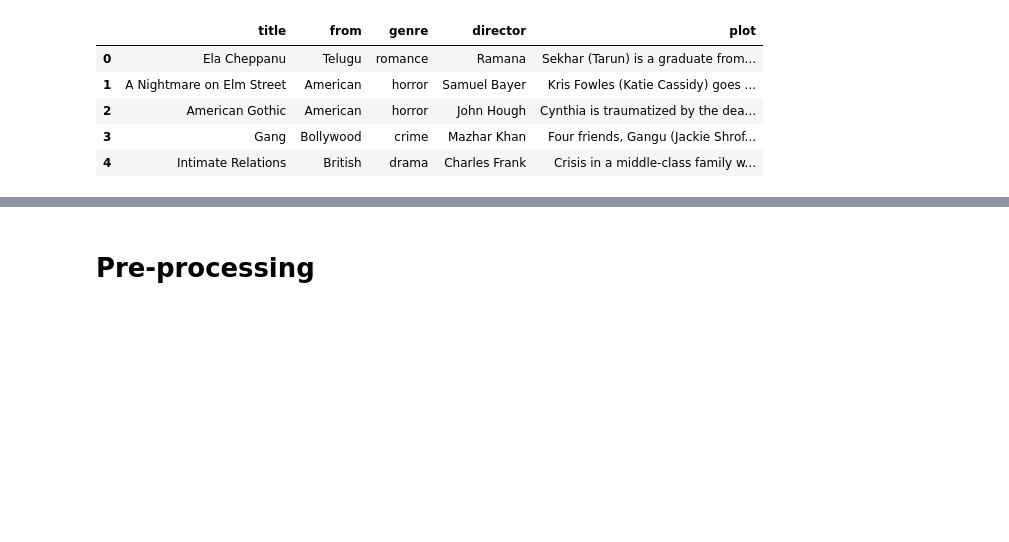
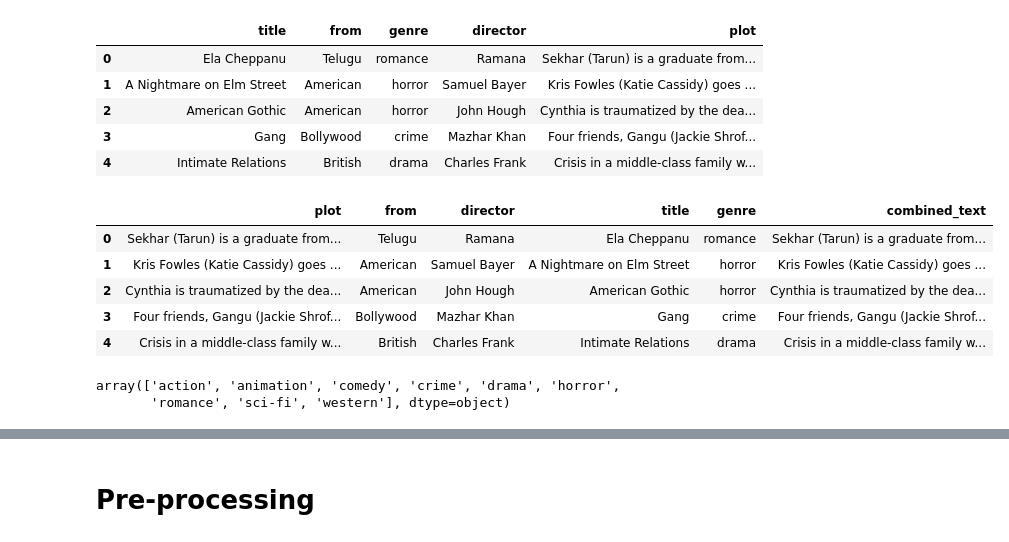
Before and after one commit to guilhermeleitao2002/Movie-Genre-Prediction, a Jupyter notebook: EDA.ipynb, the cells around one changed output, grey strips where cells are left out. Cells and saved outputs as stored; diff of their text form; code cells hidden in the pictures; blank space fills up the shorter version.

```diff
--- a/EDA.ipynb
+++ b/EDA.ipynb
@@ -52,3 +36,12 @@ True
+# %%
+# Regular hyperparameters
+lemmatize = True
+stop_words = set(stopwords.words('english'))
+max_features = 10000
+
+# Fine-tuning hyperparameters
+combine_fields = ['from', 'director', 'title']
+threshold = 0.00
 # %% [markdown]
 ## Load data
 # %%
@@ -65,3 +58,33 @@ data.head()
 | 2 | American Gothic | American | horror | John Hough | Cynthia is traumatized by the dea... |
 | 3 | Gang | Bollywood | crime | Mazhar Khan | Four friends, Gangu (Jackie Shrof... |
 | 4 | Intimate Relations | British | drama | Charles Frank | Crisis in a middle-class family w... |
+# %%
+# Combine fields
+def combine():
+    # Extract relevant columns (plot, combine_fields, genre)
+    selected_fields = ['plot'] + combine_fields
+    if 'genre' in data.columns:
+        selected_fields.append('genre')
+    combined_data = data[selected_fields].copy()
+
+    # Handle missing values: drop rows with missing 'plot', fill missing combine_fields with ''
+    combined_data.dropna(subset=['plot'], inplace=True)  # Ensure 'plot' is not NaN
+    for field in combine_fields:
+        combined_data[field] = combined_data[field].fillna('')  # Replace NaN in combine_fields with empty strings
+
+    # Combine plot and other specified fields into a single feature
+    combined_data['combined_text'] = combined_data['plot']
+    for field in combine_fields:
+        combined_data['combined_text'] += ' ' + combined_data[field]
+
+    return combined_data
+# %%
+data = combine()
+data.head()
+# %% [output]
+|  | plot | from | director | title | genre | combined_text |
+| 0 | Sekhar (Tarun) is a graduate from... | Telugu | Ramana | Ela Cheppanu | romance | Sekhar (Tarun) is a graduate from... |
+| 1 | Kris Fowles (Katie Cassidy) goes ... | American | Samuel Bayer | A Nightmare on Elm Street | horror | Kris Fowles (Katie Cassidy) goes ... |
+| 2 | Cynthia is traumatized by the dea... | American | John Hough | American Gothic | horror | Cynthia is traumatized by the dea... |
+| 3 | Four friends, Gangu (Jackie Shrof... | Bollywood | Mazhar Khan | Gang | crime | Four friends, Gangu (Jackie Shrof... |
+| 4 | Crisis in a middle-class family w... | British | Charles Frank | Intimate Relations | drama | Crisis in a middle-class family w... |
@@ -67,0 +106,6 @@ data.head()
+# %%
+X_train, X_test, y_train, y_test, label_encoder,test_indices = split_data()
+label_encoder.classes_
+# %% [output]
+array(['action', 'animation', 'comedy', 'crime', 'drama', 'horror',
+       'romance', 'sci-fi', 'western'], dtype=object)
```
Also changed, not shown: parts of 13 cells of this notebook, 20 other files.
